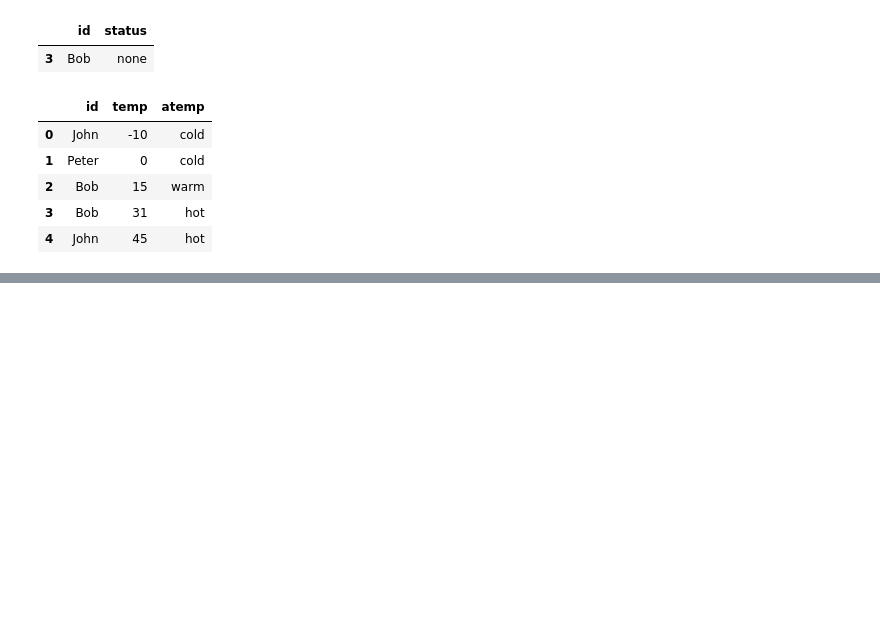
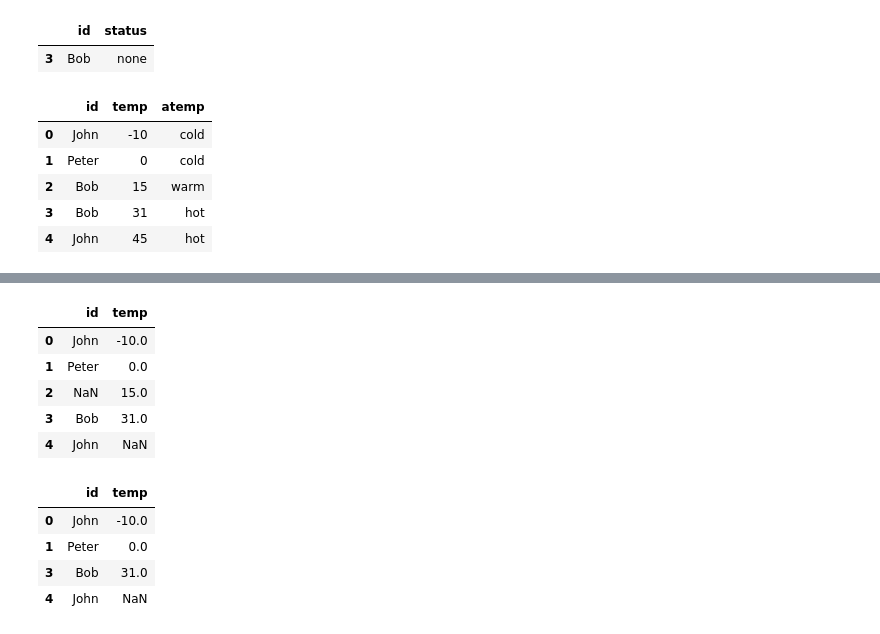
Before and after one commit to gabrielwithappy/python_study, a Jupyter notebook: Python_Basic.ipynb, the cells around one changed output, grey strips where cells are left out. Saved outputs shown, nothing was run; the diff lists cells and outputs as text; code cells hidden in the pictures; blank space fills up the shorter version.

```diff
--- a/Python_Basic.ipynb
+++ b/Python_Basic.ipynb
@@ -1303,0 +1388,27 @@ df
+# %%
+import missingno as msno
+import pandas as pd
+import numpy as np
+import matplotlib.pyplot as plt
+
+df = pd.DataFrame({"id": ['John','Peter','Bob','Bob', 'John'],
+                   "temp" : [-10, 0, 15, 31, 45]})
+
+df.iloc[4,1] = np.NaN
+df.iloc[2,0] = np.NaN
+display(df)
+
+df_dropna = df.dropna(subset = ['id'])
+display(df_dropna)
+# %% [output]
+|  | id | temp |
+| 0 | John | -10.0 |
+| 1 | Peter | 0.0 |
+| 2 | NaN | 15.0 |
+| 3 | Bob | 31.0 |
+| 4 | John | NaN |
+|  | id | temp |
+| 0 | John | -10.0 |
+| 1 | Peter | 0.0 |
+| 3 | Bob | 31.0 |
+| 4 | John | NaN |
```
Also changed, not shown: parts of 6 cells of this notebook.
